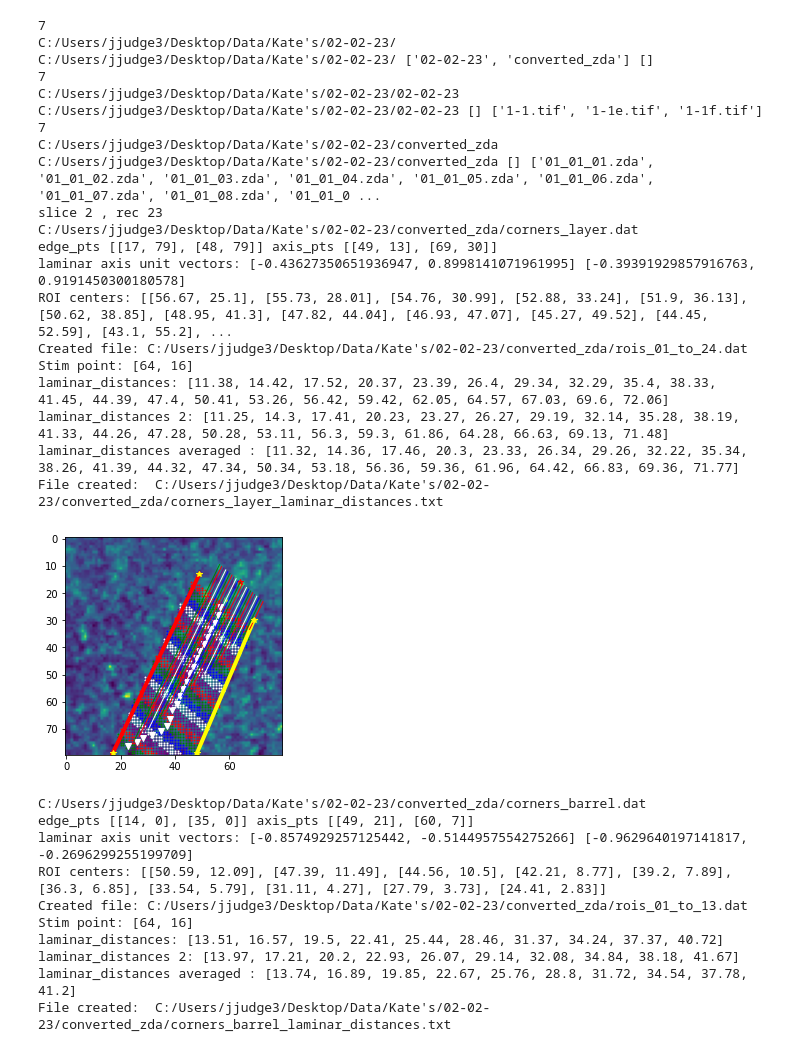
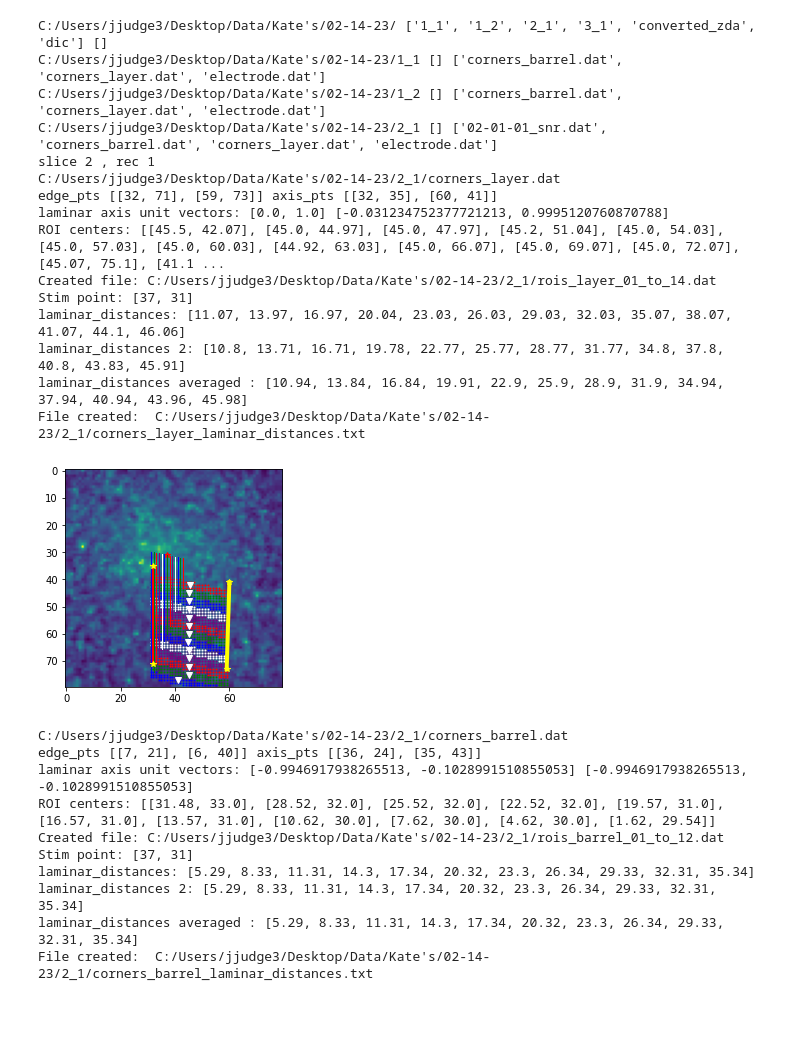
Before and after one commit to john-judge/TSM-to-ZDA, a Jupyter notebook: LaminarDistance.ipynb, the cells around one changed output. Cells and saved outputs as stored; diff of their text form; code cells hidden in the pictures; blank space fills up the shorter version.

```diff
--- a/LaminarDistance.ipynb
+++ b/LaminarDistance.ipynb
@@ -16,8 +16,8 @@ from lib.analysis.laminar_dist import *
 # %%
 # parameter values work for any Google Drive for desktop
 data_dir = "G:/.shortcut-targets-by-id/"
-data_dir = "C:/Users/jjudge3/Desktop/Data/Kate's/02-10-23/"
-target_depth = subdir.count('/') + subdir.count('\\') + 2
+data_dir = "C:/Users/jjudge3/Desktop/Data/Kate's/02-14-23/"
+target_depth = data_dir.count('/') + data_dir.count('\\') + 1
 date_folder_filter = None  # 'nbqx'
 
 # sets of files in each slice directory -- naming convention
@@ -53,10 +53,14 @@ for subdir, dirs, files in os.walk(data_dir):
         slice_count += 1
     for filename in files:
         if filename.split(".")[0].endswith("_snr"):
-            name_parse = filename[:8]  # of the format 07_01_01
+            name_parse = filename[:8]  # of the format 07-01-01
             try:
-                slic, loc, rec = [int(x) for x in name_parse.split('-')]
+                sep = "_"
+                if "-" in name_parse:
+                    sep = "-"
+                slic, loc, rec = [int(x) for x in name_parse.split(sep)]
             except ValueError:
+                print("Could not parse:", name_parse)
                 continue
             if slic not in image_data:
                 image_data[slic] = {}
@@ -74,6 +78,7 @@ for subdir, dirs, files in os.walk(data_dir):
 
             for la_file in [subdir + corners_file_prefix_layer + '.dat',
                             subdir + corners_file_prefix_barrel + '.dat']:
+                lam_type = la_file.split("_")[-1][:-4]
                 lines = None
                 print(la_file)
                 if os.path.exists(la_file):
@@ -94,7 +99,7 @@ for subdir, dirs, files in os.walk(data_dir):
                     print("ROI centers:", roi_centers)
 
                     # write these ROIs to file
-                    roi_cr.write_roi_file(subdir, rois_file_prefix)
+                    roi_cr.write_roi_file(subdir, rois_file_prefix + "_" + lam_type)
 
                     # open stim point roi as a single integer (its diode number) in variable stim_pt
                     sp_file = subdir + electrode_file_prefix + '.dat'
@@ -152,61 +157,56 @@ for subdir, dirs, files in os.walk(data_dir):
                         for i in range(len(laminar_distances)):
                             ld = laminar_distances[i]
                             jiggle = i - int(len(laminar_distances) / 2)
                             uv_perp = Line(laminar_axis.get_start_point(),
                                            laminar_axis_2.get_start_point()).get_unit_vector()
                             stim_proxy_pt = [stim_pt[0] - jiggle * uv_perp[0],
                                              stim_pt[1] - jiggle * uv_perp[1]]
                             measure_vector = [uv[0] * ld + stim_proxy_pt[0], uv[1] * ld + stim_proxy_pt[1]]
                             lines.append([measure_vector, stim_proxy_pt])
                             this_color = other_colors[i % len(other_colors)]
                             line_colors.append(this_color)
                             roi_colors.append(this_color)
                             linewidths.append(1)
 
                         LaminarVisualization(snr,
                                              stim_pt,
                                              roi_centers,
                                              layer_axes.get_corners(),
                                              lines,
                                              line_colors,
                                              linewidths,
                                              rois,
                                              roi_colors,
                                              save_dir=subdir+"LaminarVisual"+name_parse+'.png')
                         n_plots -= 1
 
 print("\n\n\n\n\ttolerance exception count:", tol_exception_count)
 print("\tslice directory count:", slice_count)
 print("\tNumber of measurements made:", meas_count)
 # %% [output]
-7
-C:/Users/jjudge3/Desktop/Data/Kate's/02-02-23/
-C:/Users/jjudge3/Desktop/Data/Kate's/02-02-23/ ['02-02-23', 'converted_zda'] []
-7
-C:/Users/jjudge3/Desktop/Data/Kate's/02-02-23/02-02-23
-C:/Users/jjudge3/Desktop/Data/Kate's/02-02-23/02-02-23 [] ['1-1.tif', '1-1e.tif', '1-1f.tif']
-7
-C:/Users/jjudge3/Desktop/Data/Kate's/02-02-23/converted_zda
-C:/Users/jjudge3/Desktop/Data/Kate's/02-02-23/converted_zda [] ['01_01_01.zda', '01_01_02.zda', '01_01_03.zda', '01_01_04.zda', '01_01_05.zda', '01_01_06.zda', '01_01_07.zda', '01_01_08.zda', '01_01_0 ...
-slice 2 , rec 23
-C:/Users/jjudge3/Desktop/Data/Kate's/02-02-23/converted_zda/corners_layer.dat
-edge_pts [[17, 79], [48, 79]] axis_pts [[49, 13], [69, 30]]
-laminar axis unit vectors: [-0.43627350651936947, 0.8998141071961995] [-0.39391929857916763, 0.9191450300180578]
-ROI centers: [[56.67, 25.1], [55.73, 28.01], [54.76, 30.99], [52.88, 33.24], [51.9, 36.13], [50.62, 38.85], [48.95, 41.3], [47.82, 44.04], [46.93, 47.07], [45.27, 49.52], [44.45, 52.59], [43.1, 55.2], ...
-Created file: C:/Users/jjudge3/Desktop/Data/Kate's/02-02-23/converted_zda/rois_01_to_24.dat
-Stim point: [64, 16]
-laminar_distances: [11.38, 14.42, 17.52, 20.37, 23.39, 26.4, 29.34, 32.29, 35.4, 38.33, 41.45, 44.39, 47.4, 50.41, 53.26, 56.42, 59.42, 62.05, 64.57, 67.03, 69.6, 72.06]
-laminar_distances 2: [11.25, 14.3, 17.41, 20.23, 23.27, 26.27, 29.19, 32.14, 35.28, 38.19, 41.33, 44.26, 47.28, 50.28, 53.11, 56.3, 59.3, 61.86, 64.28, 66.63, 69.13, 71.48]
-laminar_distances averaged : [11.32, 14.36, 17.46, 20.3, 23.33, 26.34, 29.26, 32.22, 35.34, 38.26, 41.39, 44.32, 47.34, 50.34, 53.18, 56.36, 59.36, 61.96, 64.42, 66.83, 69.36, 71.77]
-File created:  C:/Users/jjudge3/Desktop/Data/Kate's/02-02-23/converted_zda/corners_layer_laminar_distances.txt
+C:/Users/jjudge3/Desktop/Data/Kate's/02-14-23/ ['1_1', '1_2', '2_1', '3_1', 'converted_zda', 'dic'] []
+C:/Users/jjudge3/Desktop/Data/Kate's/02-14-23/1_1 [] ['corners_barrel.dat', 'corners_layer.dat', 'electrode.dat']
+C:/Users/jjudge3/Desktop/Data/Kate's/02-14-23/1_2 [] ['corners_barrel.dat', 'corners_layer.dat', 'electrode.dat']
+C:/Users/jjudge3/Desktop/Data/Kate's/02-14-23/2_1 [] ['02-01-01_snr.dat', 'corners_barrel.dat', 'corners_layer.dat', 'electrode.dat']
+slice 2 , rec 1
+C:/Users/jjudge3/Desktop/Data/Kate's/02-14-23/2_1/corners_layer.dat
+edge_pts [[32, 71], [59, 73]] axis_pts [[32, 35], [60, 41]]
+laminar axis unit vectors: [0.0, 1.0] [-0.031234752377721213, 0.9995120760870788]
+ROI centers: [[45.5, 42.07], [45.0, 44.97], [45.0, 47.97], [45.2, 51.04], [45.0, 54.03], [45.0, 57.03], [45.0, 60.03], [44.92, 63.03], [45.0, 66.07], [45.0, 69.07], [45.0, 72.07], [45.07, 75.1], [41.1 ...
+Created file: C:/Users/jjudge3/Desktop/Data/Kate's/02-14-23/2_1/rois_layer_01_to_14.dat
+Stim point: [37, 31]
+laminar_distances: [11.07, 13.97, 16.97, 20.04, 23.03, 26.03, 29.03, 32.03, 35.07, 38.07, 41.07, 44.1, 46.06]
+laminar_distances 2: [10.8, 13.71, 16.71, 19.78, 22.77, 25.77, 28.77, 31.77, 34.8, 37.8, 40.8, 43.83, 45.91]
+laminar_distances averaged : [10.94, 13.84, 16.84, 19.91, 22.9, 25.9, 28.9, 31.9, 34.94, 37.94, 40.94, 43.96, 45.98]
+File created:  C:/Users/jjudge3/Desktop/Data/Kate's/02-14-23/2_1/corners_layer_laminar_distances.txt
-[figure, old version]
+[figure, new version]
-C:/Users/jjudge3/Desktop/Data/Kate's/02-02-23/converted_zda/corners_barrel.dat
-edge_pts [[14, 0], [35, 0]] axis_pts [[49, 21], [60, 7]]
-laminar axis unit vectors: [-0.8574929257125442, -0.5144957554275266] [-0.9629640197141817, -0.2696299255199709]
-ROI centers: [[50.59, 12.09], [47.39, 11.49], [44.56, 10.5], [42.21, 8.77], [39.2, 7.89], [36.3, 6.85], [33.54, 5.79], [31.11, 4.27], [27.79, 3.73], [24.41, 2.83]]
-Created file: C:/Users/jjudge3/Desktop/Data/Kate's/02-02-23/converted_zda/rois_01_to_13.dat
-Stim point: [64, 16]
-laminar_distances: [13.51, 16.57, 19.5, 22.41, 25.44, 28.46, 31.37, 34.24, 37.37, 40.72]
-laminar_distances 2: [13.97, 17.21, 20.2, 22.93, 26.07, 29.14, 32.08, 34.84, 38.18, 41.67]
-laminar_distances averaged : [13.74, 16.89, 19.85, 22.67, 25.76, 28.8, 31.72, 34.54, 37.78, 41.2]
-File created:  C:/Users/jjudge3/Desktop/Data/Kate's/02-02-23/converted_zda/corners_barrel_laminar_distances.txt
+C:/Users/jjudge3/Desktop/Data/Kate's/02-14-23/2_1/corners_barrel.dat
+edge_pts [[7, 21], [6, 40]] axis_pts [[36, 24], [35, 43]]
+laminar axis unit vectors: [-0.9946917938265513, -0.1028991510855053] [-0.9946917938265513, -0.1028991510855053]
+ROI centers: [[31.48, 33.0], [28.52, 32.0], [25.52, 32.0], [22.52, 32.0], [19.57, 31.0], [16.57, 31.0], [13.57, 31.0], [10.62, 30.0], [7.62, 30.0], [4.62, 30.0], [1.62, 29.54]]
+Created file: C:/Users/jjudge3/Desktop/Data/Kate's/02-14-23/2_1/rois_barrel_01_to_12.dat
+Stim point: [37, 31]
+laminar_distances: [5.29, 8.33, 11.31, 14.3, 17.34, 20.32, 23.3, 26.34, 29.33, 32.31, 35.34]
+laminar_distances 2: [5.29, 8.33, 11.31, 14.3, 17.34, 20.32, 23.3, 26.34, 29.33, 32.31, 35.34]
+laminar_distances averaged : [5.29, 8.33, 11.31, 14.3, 17.34, 20.32, 23.3, 26.34, 29.33, 32.31, 35.34]
+File created:  C:/Users/jjudge3/Desktop/Data/Kate's/02-14-23/2_1/corners_barrel_laminar_distances.txt
```
Also changed, not shown: parts of 1 cell of this notebook, 6 other files.
